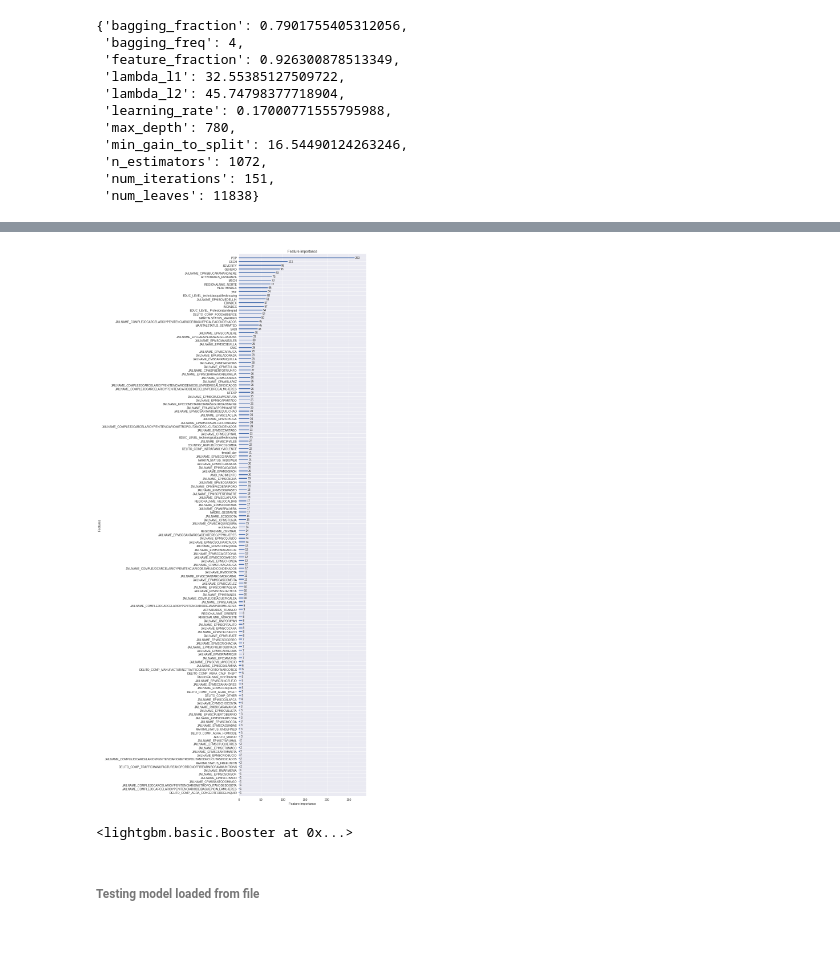
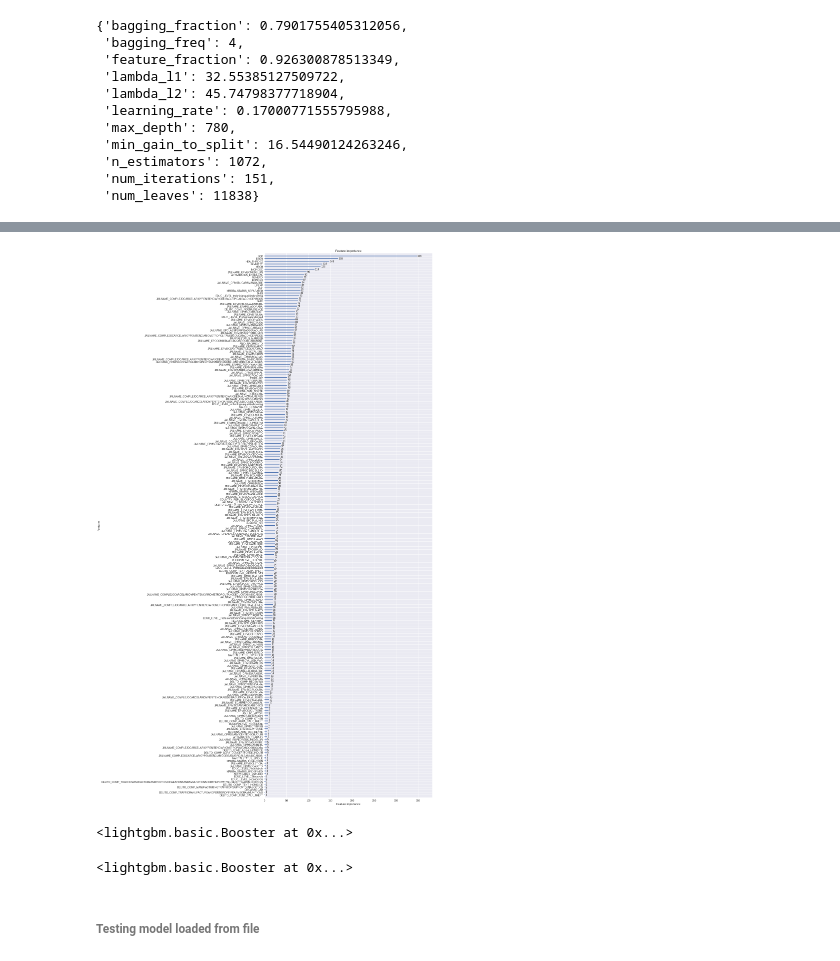
Before and after one commit to dehoyosb/MinJusticia_team77_DS4A_Project, a Jupyter notebook: unsupervised_daniel_v2.ipynb, the cells around one changed output, grey strips where cells are left out. Drawn from its saved outputs; the diff is of its cells as text; code cells hidden in the pictures.

Commit message:
Finishing cross-val with lightgbm. Randomforest is too slow to keep working on it

```diff
--- a/unsupervised_daniel_v2.ipynb
+++ b/unsupervised_daniel_v2.ipynb
@@ -755,0 +811,12 @@ rf_search.best_params_
+# %%
+clf_randomf = RandomForestClassifier(
+                                     random_state=42,
+                                     class_weight = 'balanced',
+                                     criterion ='entropy',
+                                     max_depth = 976,
+                                     max_features = 0.23277134043030423,
+                                     min_samples_leaf = 0.0453032172664104,
+                                     min_samples_split = 0.6183860093330873,
+                                     n_estimators = 1900
+                                    )
+clf_randomf.fit(X_train, Y_train)
@@ -833,7 +906,7 @@ model = lgb.LGBMClassifier(objective = "multiclass",
                            importance_type = 'gain'
                           )
 # %%
-distributions = dict(
+distributions_lgb = dict(
                      lambda_l1=uniform(loc=0, scale=50),
                      lambda_l2=uniform(loc=0, scale=50),
                      min_gain_to_split=uniform(loc=0, scale=50),
@@ -847,16 +920,16 @@ distributions = dict(
                      feature_fraction = uniform(loc=0, scale=1),
                      #min_data_in_leaf = randint(1, 30000)
                     )
-clf = RandomizedSearchCV(
+clf_lgb = RandomizedSearchCV(
                          model,
-                         distributions,
+                         distributions_lgb,
                          random_state=42,
                          cv = StratifiedKFold(n_splits=10),
-                         scoring = 'f1_weighted'
+                         scoring = 'f1_micro'
                          #scoring = ['precision','recall','roc_auc'],
                          #refit = 'precision'
                         )
-search = clf.fit(X_train.values, Y_train)
+search_lgb = clf_lgb.fit(X_train, Y_train)
 # %%
 search.best_params_
 # %% [output]
@@ -989,6 +1044,0 @@ index_train.shape, index_test.shape
-# %%
-# train/test split
-X_train = data_encoded.iloc[index_train[index_train < data_encoded.shape[0]]].values
-X_test = data_encoded.iloc[index_test[index_test < data_encoded.shape[0]]].values
-Y_train = cluster_labels[index_train[index_train < data_encoded.shape[0]]]
-Y_test = cluster_labels[index_test[index_test < data_encoded.shape[0]]]
@@ -1012,7 +1133,7 @@ hyper_params
 # %%
 metrics_to_eval = ["multi_error", "multi_logloss"]
 # %%
-model = lgb.LGBMClassifier(objective = "multiclass",
+model = lgb.LGBMClassifier(objective = "multiclassova",
                                    num_class = 5,
                                    metric = metrics_to_eval,
                                    learning_rate = hyper_params['learning_rate'],
@@ -1059,5 +1180,5 @@ ax = lgb.plot_metric(model, metric = 'multi_logloss')
 # %%
-ax = lgb.plot_importance(model, figsize=(8,35))
+ax = lgb.plot_importance(model, figsize=(12,40))
 # %% [output]
-[figure, old version]
+[figure, new version]
 # %%
@@ -1065,5 +1186,9 @@ model.booster_.save_model('lightgbm_epoch_54.txt', num_iteration=54)
 # %% [output]
 <lightgbm.basic.Booster at 0x...>
+# %%
+model.booster_.save_model('lightgbm_epoch_20_multiclassova.txt', num_iteration=20)
+# %% [output]
+<lightgbm.basic.Booster at 0x...>
 # %% [markdown]
 ###### Testing model loaded from file
 # %%
```
Also changed, not shown: parts of 49 cells of this notebook.
